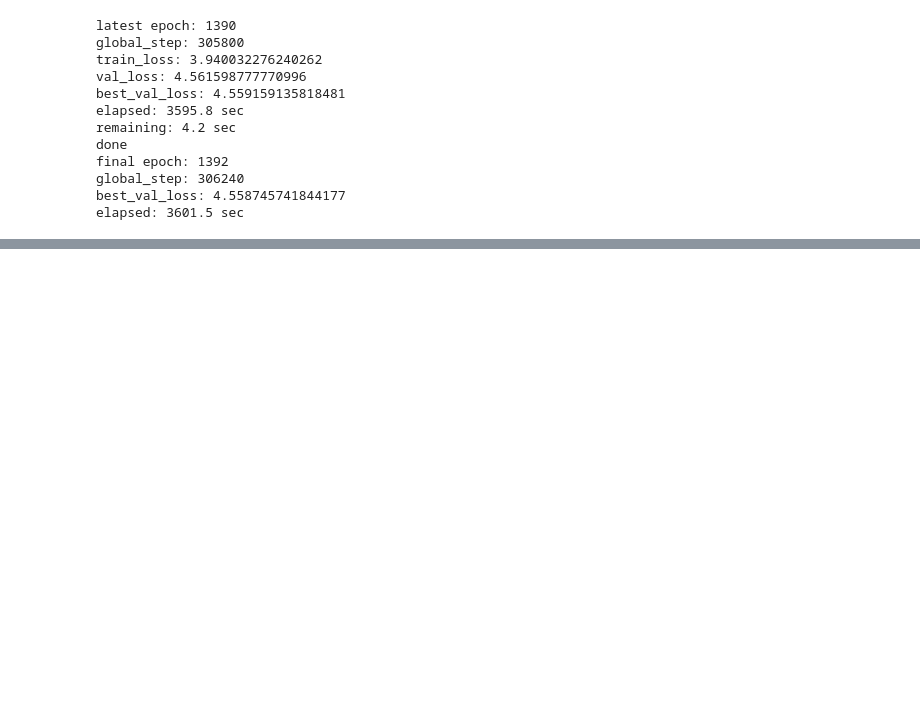
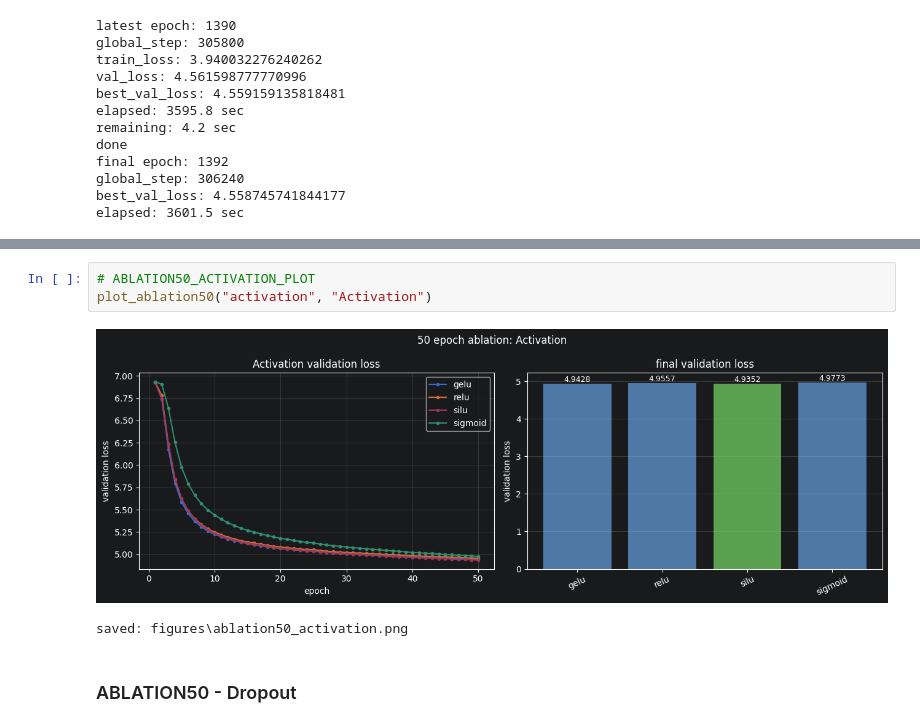
Before and after one commit to Jungle-12-303/week13-14-team-04-gpt-lab, a Jupyter notebook: gpt-lab.ipynb, the cells around one changed output, grey strips where cells are left out. Drawn from its saved outputs; the diff is of its cells as text; blank space fills up the shorter version.

```diff
--- a/gpt-lab.ipynb
+++ b/gpt-lab.ipynb
@@ -1181,0 +2188,8 @@ elapsed: 3601.5 sec
+# %%
+# ABLATION50_ACTIVATION_PLOT
+plot_ablation50("activation", "Activation")
+# %% [output]
+[figure, added]
+saved: figures\ablation50_activation.png
+# %% [markdown]
+### ABLATION50 - Dropout
```
Also changed, not shown: parts of 50 cells of this notebook, 1 other file.
